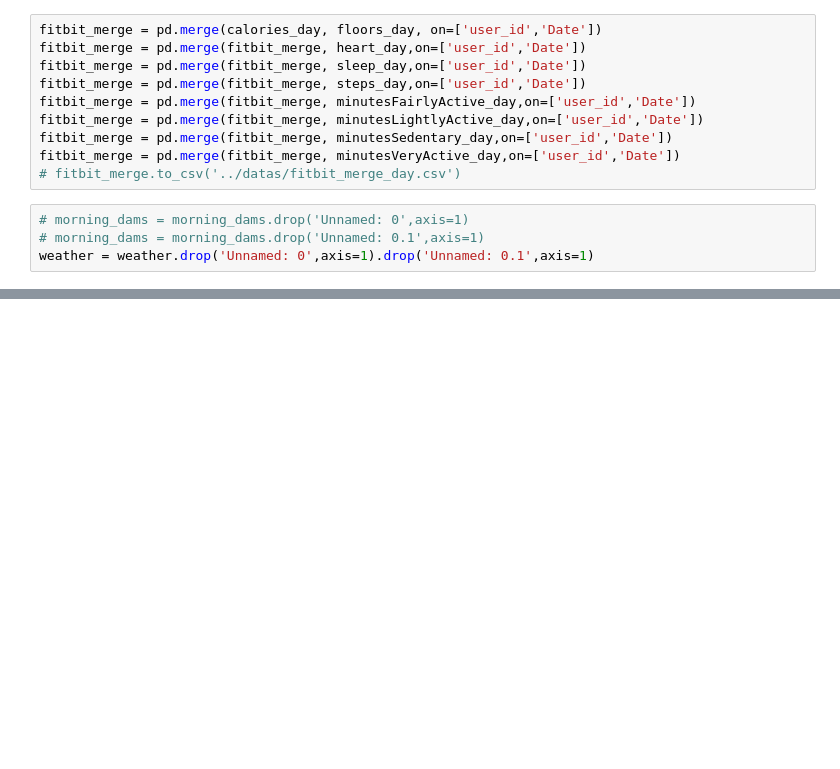
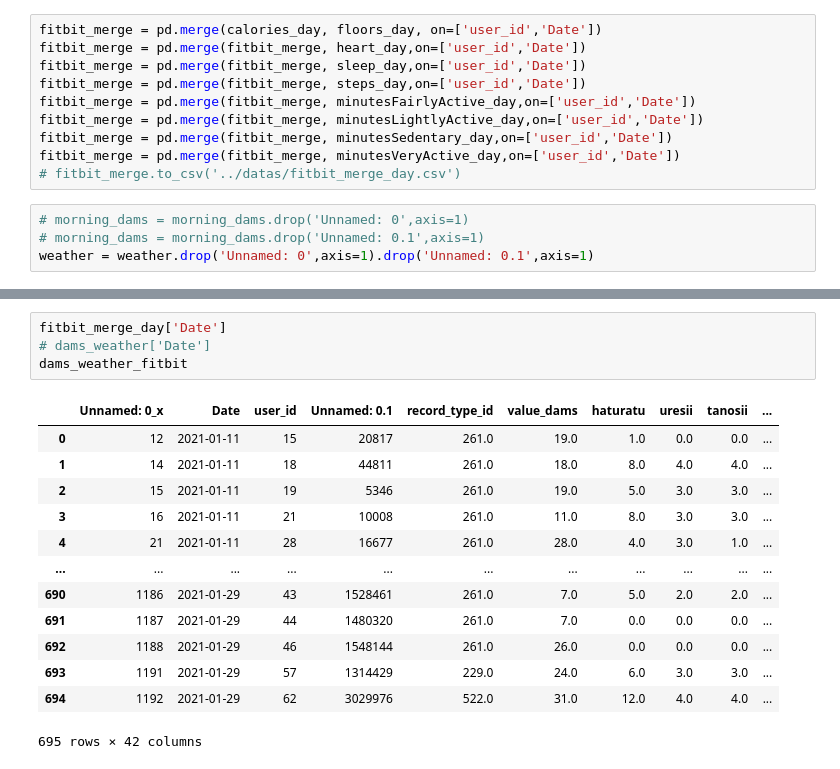
Before and after one commit to yusukennn/research_mental_prediction, a Jupyter notebook: models/detect_dams.ipynb, the cells around one changed output, grey strips where cells are left out. Cells and saved outputs as stored; diff of their text form; blank space fills up the shorter version.

```diff
--- a/models/detect_dams.ipynb
+++ b/models/detect_dams.ipynb
@@ -99,0 +124,18 @@ weather = weather.drop('Unnamed: 0',axis=1).drop('Unnamed: 0.1',axis=1)
+# %%
+fitbit_merge_day['Date']
+# dams_weather['Date']
+dams_weather_fitbit
+# %% [output]
+|  | Unnamed: 0_x | Date | user_id | Unnamed: 0.1 | record_type_id | value_dams | haturatu | uresii | tanosii | ... |
+| 0 | 12 | 2021-01-11 | 15 | 20817 | 261.0 | 19.0 | 1.0 | 0.0 | 0.0 | ... |
+| 1 | 14 | 2021-01-11 | 18 | 44811 | 261.0 | 18.0 | 8.0 | 4.0 | 4.0 | ... |
+| 2 | 15 | 2021-01-11 | 19 | 5346 | 261.0 | 19.0 | 5.0 | 3.0 | 3.0 | ... |
+| 3 | 16 | 2021-01-11 | 21 | 10008 | 261.0 | 11.0 | 8.0 | 3.0 | 3.0 | ... |
+| 4 | 21 | 2021-01-11 | 28 | 16677 | 261.0 | 28.0 | 4.0 | 3.0 | 1.0 | ... |
+| ... | ... | ... | ... | ... | ... | ... | ... | ... | ... | ... |
+| 690 | 1186 | 2021-01-29 | 43 | 1528461 | 261.0 | 7.0 | 5.0 | 2.0 | 2.0 | ... |
+| 691 | 1187 | 2021-01-29 | 44 | 1480320 | 261.0 | 7.0 | 0.0 | 0.0 | 0.0 | ... |
+| 692 | 1188 | 2021-01-29 | 46 | 1548144 | 261.0 | 26.0 | 0.0 | 0.0 | 0.0 | ... |
+| 693 | 1191 | 2021-01-29 | 57 | 1314429 | 229.0 | 24.0 | 6.0 | 3.0 | 3.0 | ... |
+| 694 | 1192 | 2021-01-29 | 62 | 3029976 | 522.0 | 31.0 | 12.0 | 4.0 | 4.0 | ... |
+695 rows × 42 columns
```
Also changed, not shown: parts of 15 cells of this notebook, 1 other file.
